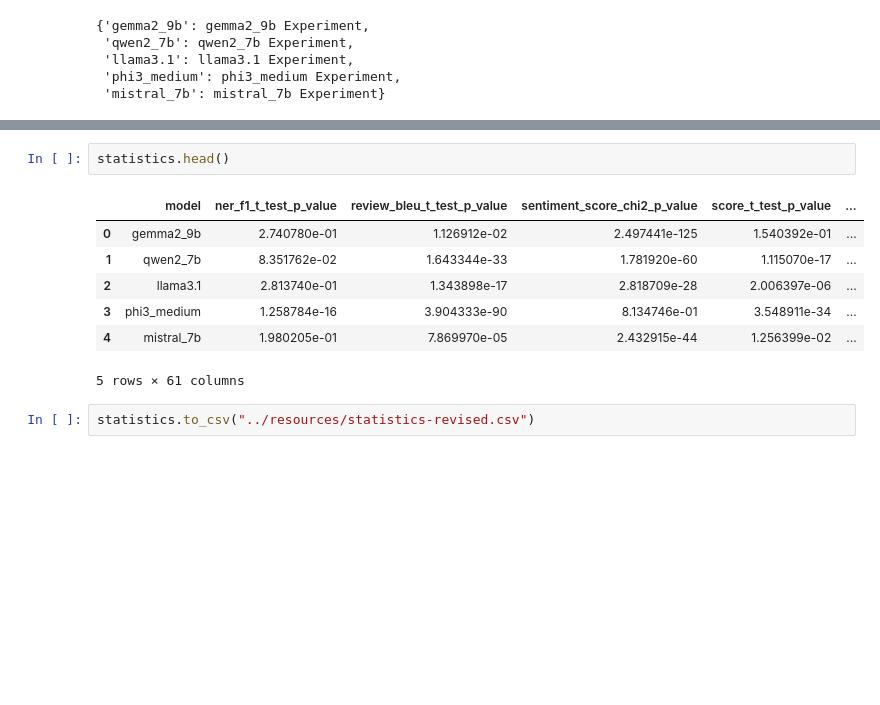
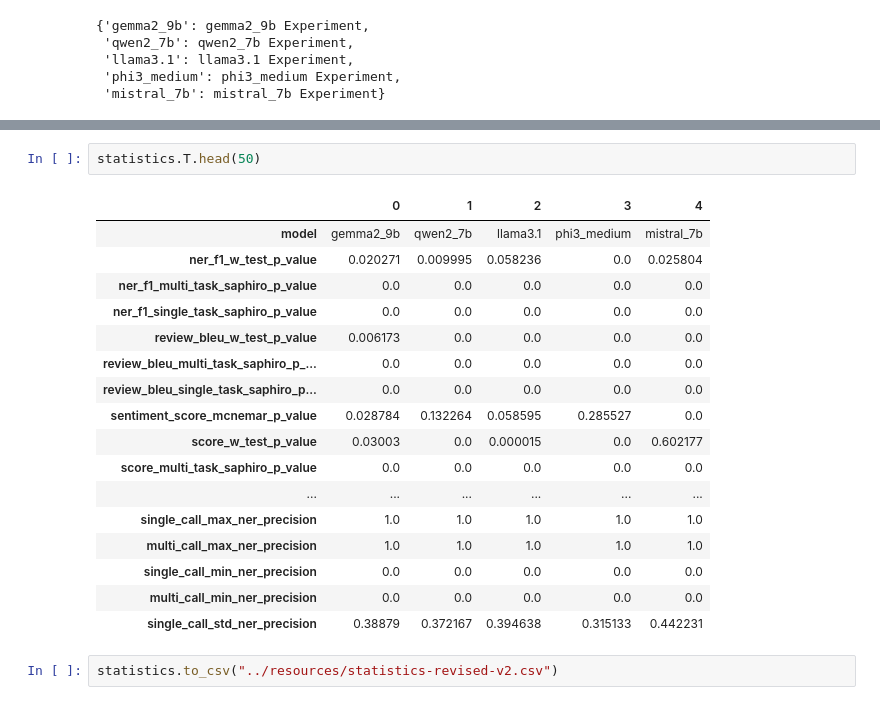
Before and after one commit to gozus19p/Comparative-Analysis-of-Prompt-Strategies-for-LLMs, a Jupyter notebook: notebooks/07. Statistics.ipynb, the cells around one changed output, grey strips where cells are left out. Drawn from its saved outputs; the diff is of its cells as text; blank space fills up the shorter version.

Commit message:
Added tests

```diff
--- a/notebooks/07. Statistics.ipynb
+++ b/notebooks/07. Statistics.ipynb
@@ -153,12 +252,22 @@ statistics: pd.DataFrame = pd.DataFrame(statistics_)
 # %%
-statistics.head()
+statistics.T.head(50)
 # %% [output]
-|  | model | ner_f1_t_test_p_value | review_bleu_t_test_p_value | sentiment_score_chi2_p_value | score_t_test_p_value | ... |
-| 0 | gemma2_9b | 2.740780e-01 | 1.126912e-02 | 2.497441e-125 | 1.540392e-01 | ... |
-| 1 | qwen2_7b | 8.351762e-02 | 1.643344e-33 | 1.781920e-60 | 1.115070e-17 | ... |
-| 2 | llama3.1 | 2.813740e-01 | 1.343898e-17 | 2.818709e-28 | 2.006397e-06 | ... |
-| 3 | phi3_medium | 1.258784e-16 | 3.904333e-90 | 8.134746e-01 | 3.548911e-34 | ... |
-| 4 | mistral_7b | 1.980205e-01 | 7.869970e-05 | 2.432915e-44 | 1.256399e-02 | ... |
+|  | 0 | 1 | 2 | 3 | 4 |
+| model | gemma2_9b | qwen2_7b | llama3.1 | phi3_medium | mistral_7b |
+| ner_f1_w_test_p_value | 0.020271 | 0.009995 | 0.058236 | 0.0 | 0.025804 |
+| ner_f1_multi_task_saphiro_p_value | 0.0 | 0.0 | 0.0 | 0.0 | 0.0 |
+| ner_f1_single_task_saphiro_p_value | 0.0 | 0.0 | 0.0 | 0.0 | 0.0 |
+| review_bleu_w_test_p_value | 0.006173 | 0.0 | 0.0 | 0.0 | 0.0 |
+| review_bleu_multi_task_saphiro_p_... | 0.0 | 0.0 | 0.0 | 0.0 | 0.0 |
+| review_bleu_single_task_saphiro_p... | 0.0 | 0.0 | 0.0 | 0.0 | 0.0 |
+| sentiment_score_mcnemar_p_value | 0.028784 | 0.132264 | 0.058595 | 0.285527 | 0.0 |
+| score_w_test_p_value | 0.03003 | 0.0 | 0.000015 | 0.0 | 0.602177 |
+| score_multi_task_saphiro_p_value | 0.0 | 0.0 | 0.0 | 0.0 | 0.0 |
+| ... | ... | ... | ... | ... | ... |
+| single_call_max_ner_precision | 1.0 | 1.0 | 1.0 | 1.0 | 1.0 |
+| multi_call_max_ner_precision | 1.0 | 1.0 | 1.0 | 1.0 | 1.0 |
+| single_call_min_ner_precision | 0.0 | 0.0 | 0.0 | 0.0 | 0.0 |
+| multi_call_min_ner_precision | 0.0 | 0.0 | 0.0 | 0.0 | 0.0 |
+| single_call_std_ner_precision | 0.38879 | 0.372167 | 0.394638 | 0.315133 | 0.442231 |
-5 rows × 61 columns
 # %%
-statistics.to_csv("../resources/statistics-revised.csv")
+statistics.to_csv("../resources/statistics-revised-v2.csv")
```
Also changed, not shown: parts of 3 cells of this notebook.
